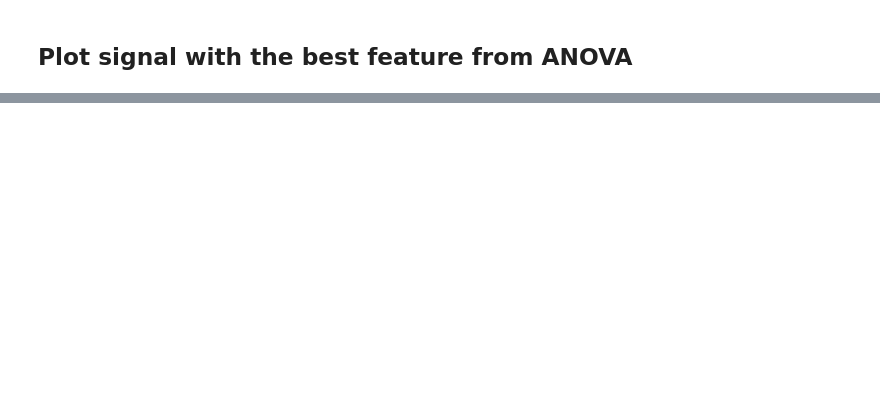
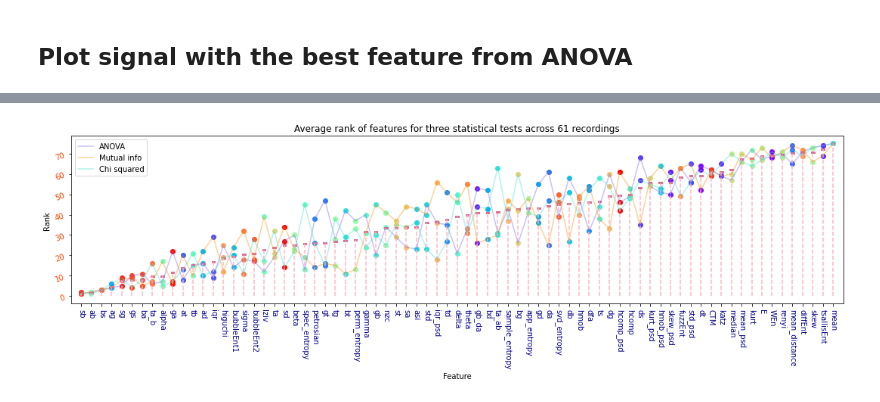
Before and after one commit to amirhdre/BSc-Thesis, a Jupyter notebook: 12 code.ipynb, the cells around one changed output, grey strips where cells are left out. Cells and saved outputs as stored; diff of their text form; code cells hidden in the pictures; blank space fills up the shorter version.

```diff
--- a/12 code.ipynb
+++ b/12 code.ipynb
@@ -347,0 +619,72 @@ Designing a one-pass, zero-phase, non-causal bandpass filter:
+# %%
+rankings_df = rankings_df.astype(float)
+rankings_df = rankings_df[rankings_df.mean().sort_values().index] # ***** columns sorted here based on mean over three tests
+
+fig, ax = plt.subplots(figsize=(15, 5))
+
+from matplotlib.pyplot import cm, xticks
+
+color = cm.rainbow(np.linspace(0, 1, 75))
+np.random.shuffle(color)
+color = iter(color)
+
+for i in range(75):
+    c = next(color)
+    ax.scatter(i, rankings_df.to_numpy()[0, i], color=c)
+    ax.scatter(i, rankings_df.to_numpy()[1, i], color=c)
+    ax.scatter(i, rankings_df.to_numpy()[2, i], color=c)
+    pnts = np.array(
+        [
+            rankings_df.to_numpy()[0, i],
+            rankings_df.to_numpy()[1, i],
+            rankings_df.to_numpy()[2, i],
+        ]
+    )
+    ax.plot(
+        [i - 0.1, i + 0.1],
+        [np.mean(pnts), np.mean(pnts)],
+        "-",
+        color="palevioletred",
+        linewidth=3,
+    )
+    ax.plot([i, i], [0, np.mean(pnts)], "--", color="lightpink")
+
+ax.plot(
+    range(75),
+    rankings_df.to_numpy()[0, :],
+    linewidth=1.5,
+    alpha=0.4,
+    color="mediumslateblue",
+    label="ANOVA",
+)
+ax.plot(
+    range(75),
+    rankings_df.to_numpy()[1, :],
+    linewidth=1.5,
+    alpha=0.4,
+    color="darkorange",
+    label="Mutual info",
+)
+ax.plot(
+    range(75),
+    rankings_df.to_numpy()[2, :],
+    linewidth=1.5,
+    alpha=0.4,
+    color="turquoise",
+    label="Chi squared",
+)
+
+ax.set(xlabel="Feature", ylabel="Rank", xlim=[-1, 75])
+plt.title(
+    f"Average rank of features for three statistical tests across {reference_df.shape[0]} recordings"
+)
+ax.set(xticks=range(75), xticklabels=rankings_df.columns.values.tolist())
+ax.tick_params(axis="x", labelsize=10, labelrotation=-90, labelcolor="darkblue")
+ax.tick_params(axis="y", labelsize=10, labelrotation=20, labelcolor="orangered")
+plt.legend()
+plt.tight_layout()
+# plt.savefig("fs_overall_ranking.png")
+# plt.savefig("fs_overall_ranking.svg")
+plt.show()
+# %% [output]
+[figure, added]
```
Also changed, not shown: parts of 23 cells of this notebook, 2 other files.
